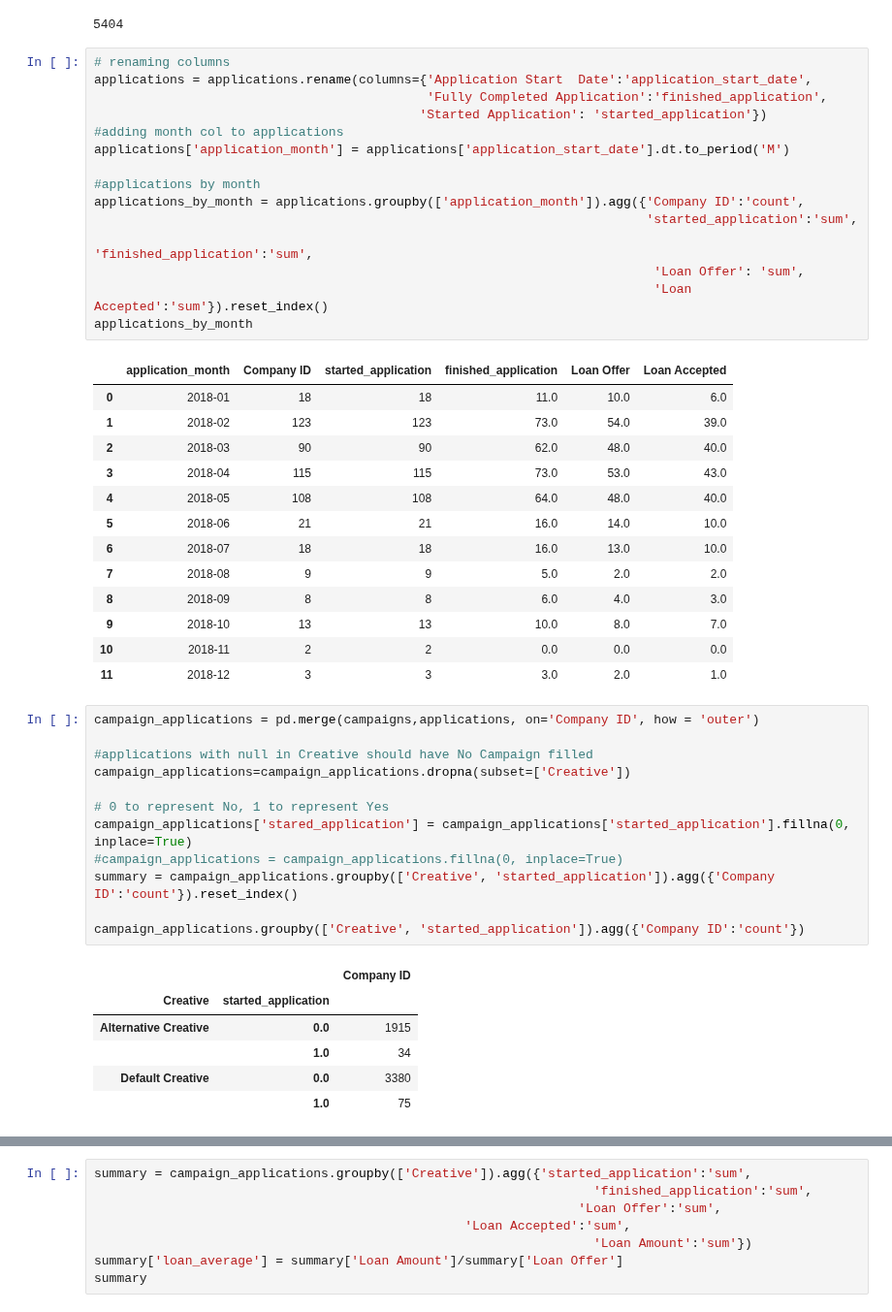
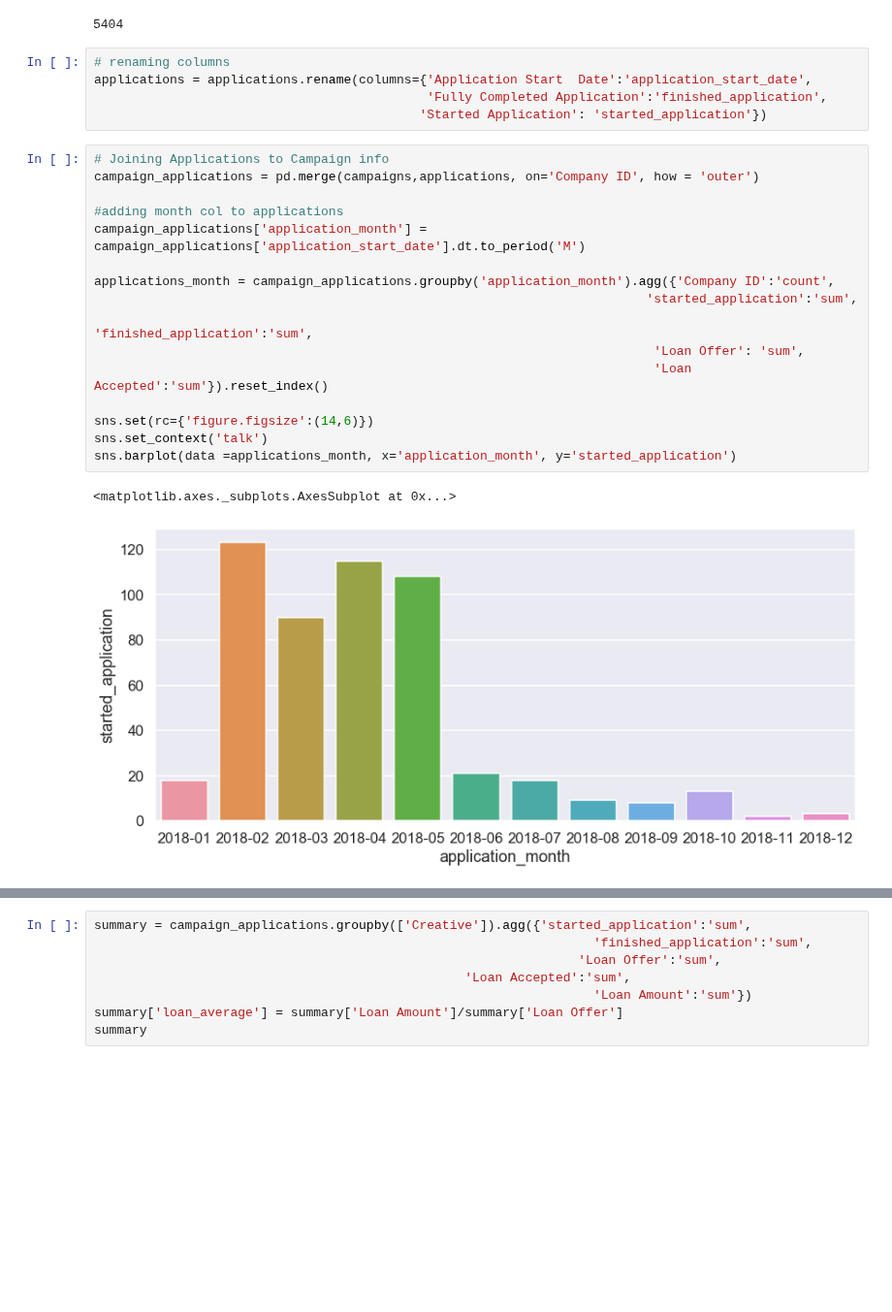
Before and after one commit to xinnyp/loan_campaign_analysis, a Jupyter notebook: EDA.ipynb, the cells around one changed output, grey strips where cells are left out. Shown at 97% size. Cells and saved outputs as stored; diff of their text form; blank space fills up the shorter version.

```diff
--- a/EDA.ipynb
+++ b/EDA.ipynb
@@ -42,46 +35,22 @@ campaigns['Company ID'].nunique()
 applications = applications.rename(columns={'Application Start  Date':'application_start_date',
                                             'Fully Completed Application':'finished_application',
                                            'Started Application': 'started_application'})
-#adding month col to applications
-applications['application_month'] = applications['application_start_date'].dt.to_period('M')
-
-#applications by month
-applications_by_month = applications.groupby(['application_month']).agg({'Company ID':'count',
-                                                                         'started_application':'sum',
-                                                                         'finished_application':'sum',
-                                                                          'Loan Offer': 'sum',
-                                                                          'Loan Accepted':'sum'}).reset_index()
-applications_by_month
-# %% [output]
-|  | application_month | Company ID | started_application | finished_application | Loan Offer | Loan Accepted |
-| 0 | 2018-01 | 18 | 18 | 11.0 | 10.0 | 6.0 |
-| 1 | 2018-02 | 123 | 123 | 73.0 | 54.0 | 39.0 |
-| 2 | 2018-03 | 90 | 90 | 62.0 | 48.0 | 40.0 |
-| 3 | 2018-04 | 115 | 115 | 73.0 | 53.0 | 43.0 |
-| 4 | 2018-05 | 108 | 108 | 64.0 | 48.0 | 40.0 |
-| 5 | 2018-06 | 21 | 21 | 16.0 | 14.0 | 10.0 |
-| 6 | 2018-07 | 18 | 18 | 16.0 | 13.0 | 10.0 |
-| 7 | 2018-08 | 9 | 9 | 5.0 | 2.0 | 2.0 |
-| 8 | 2018-09 | 8 | 8 | 6.0 | 4.0 | 3.0 |
-| 9 | 2018-10 | 13 | 13 | 10.0 | 8.0 | 7.0 |
-| 10 | 2018-11 | 2 | 2 | 0.0 | 0.0 | 0.0 |
-| 11 | 2018-12 | 3 | 3 | 3.0 | 2.0 | 1.0 |
-# %%
-campaign_applications = pd.merge(campaigns,applications, on='Company ID', how = 'outer')
-
-#applications with null in Creative should have No Campaign filled
-campaign_applications=campaign_applications.dropna(subset=['Creative'])
-
-# 0 to represent No, 1 to represent Yes
-campaign_applications['stared_application'] = campaign_applications['started_application'].fillna(0, inplace=True)
-#campaign_applications = campaign_applications.fillna(0, inplace=True)
-summary = campaign_applications.groupby(['Creative', 'started_application']).agg({'Company ID':'count'}).reset_index()
-
-campaign_applications.groupby(['Creative', 'started_application']).agg({'Company ID':'count'})
-# %% [output]
-|  |  | Company ID |
-| Creative | started_application |  |
-| Alternative Creative | 0.0 | 1915 |
-|  | 1.0 | 34 |
-| Default Creative | 0.0 | 3380 |
-|  | 1.0 | 75 |
+# %%
+# Joining Applications to Campaign info
+campaign_applications = pd.merge(campaigns,applications, on='Company ID', how = 'outer')
+
+#adding month col to applications
+campaign_applications['application_month'] = campaign_applications['application_start_date'].dt.to_period('M')
+
+applications_month = campaign_applications.groupby('application_month').agg({'Company ID':'count',
+                                                                         'started_application':'sum',
+                                                                         'finished_application':'sum',
+                                                                          'Loan Offer': 'sum',
+                                                                          'Loan Accepted':'sum'}).reset_index()
+
+sns.set(rc={'figure.figsize':(14,6)})
+sns.set_context('talk')
+sns.barplot(data =applications_month, x='application_month', y='started_application')
+# %% [output]
+<matplotlib.axes._subplots.AxesSubplot at 0x...>
+[figure, added]
```
Also changed, not shown: parts of 24 cells of this notebook.
